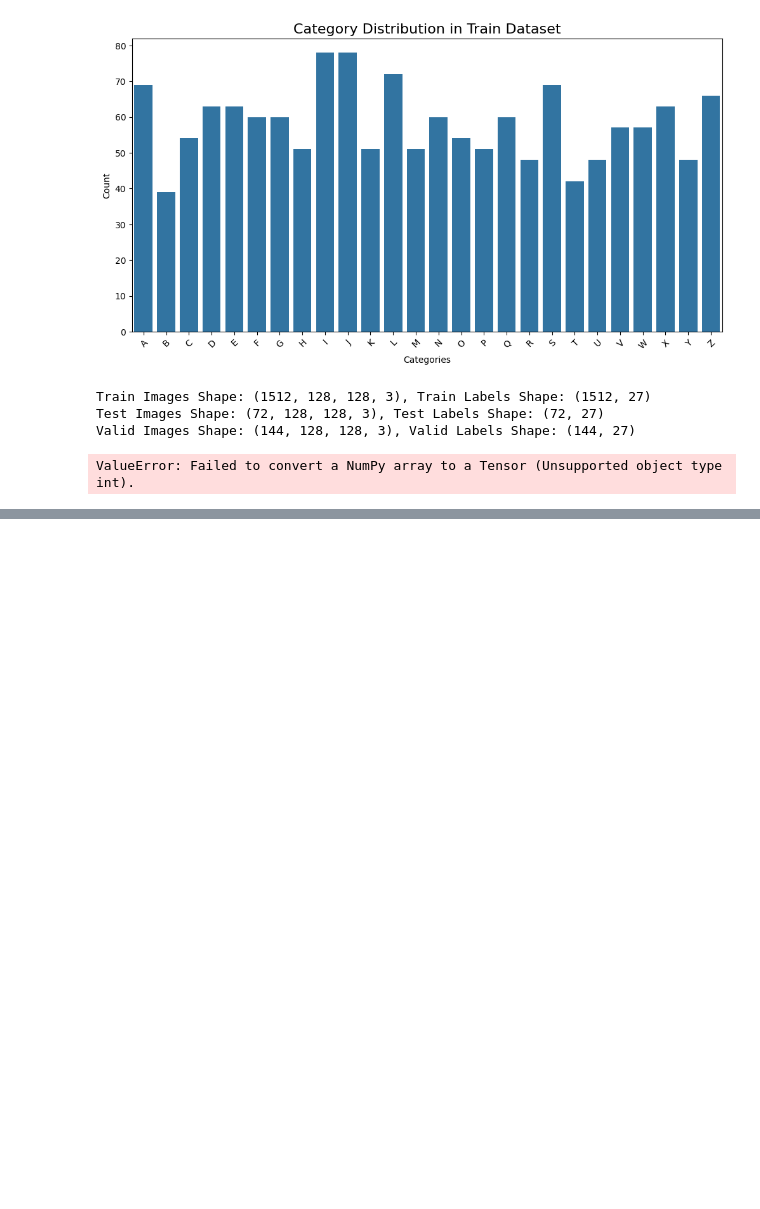
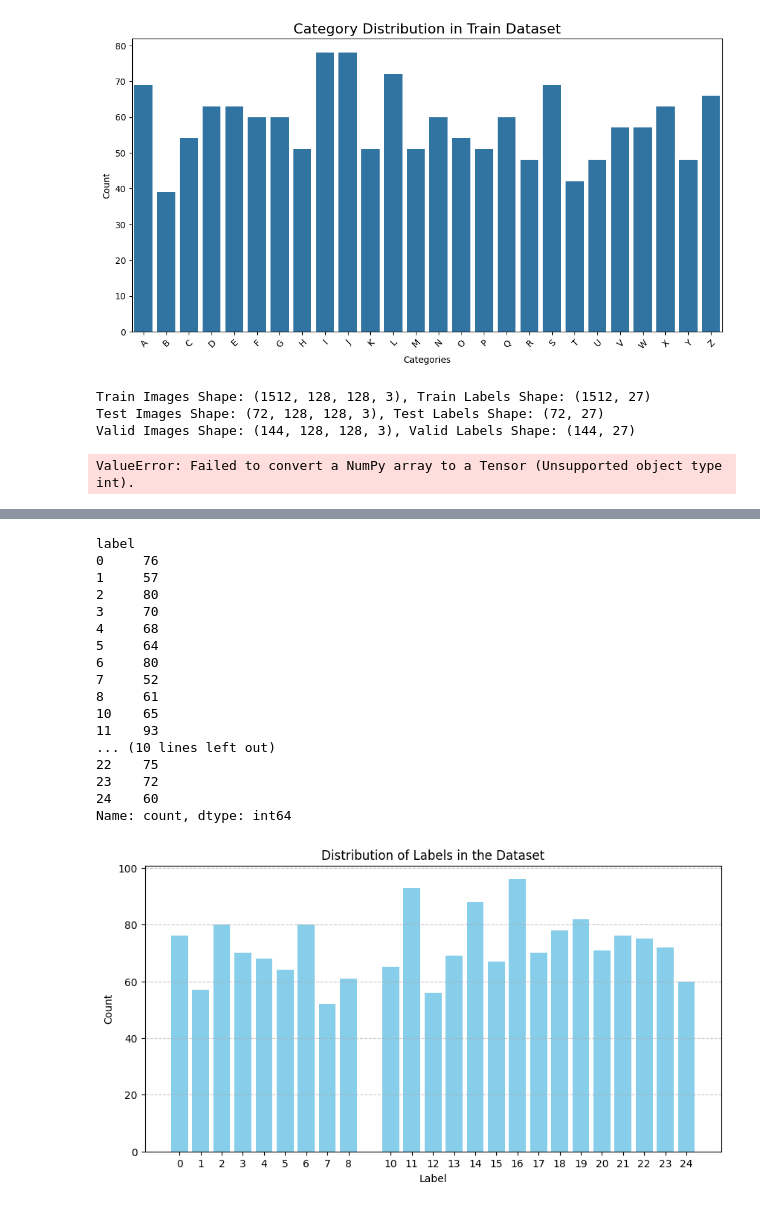
Before and after one commit to hibakhurshid96/ASL-Recognition-using-deep-learning, a Jupyter notebook: ASL_DS_project.ipynb, the cells around one changed output, grey strips where cells are left out. Cells and saved outputs as stored; diff of their text form; code cells hidden in the pictures; blank space fills up the shorter version.

```diff
--- a/ASL_DS_project.ipynb
+++ b/ASL_DS_project.ipynb
@@ -266,0 +320,34 @@ ValueError: Failed to convert a NumPy array to a Tensor (Unsupported object type
+# %%
+class_distribution = df["label"].value_counts().sort_index()
+
+# Display distribution
+print(class_distribution)
+
+# Plot histogram
+plt.figure(figsize=(10, 5))
+plt.bar(class_distribution.index, class_distribution.values, color="skyblue")
+plt.xlabel("Label")
+plt.ylabel("Count")
+plt.title("Distribution of Labels in the Dataset")
+plt.xticks(class_distribution.index)  # Ensure all labels are shown
+plt.grid(axis="y", linestyle="--", alpha=0.7)
+plt.show()
+# %% [output]
+label
+0     76
+1     57
+2     80
+3     70
+4     68
+5     64
+6     80
+7     52
+8     61
+10    65
+11    93
+... (10 lines left out)
+22    75
+23    72
+24    60
+Name: count, dtype: int64
+[figure, added]
```
Also changed, not shown: parts of 2 cells of this notebook.
